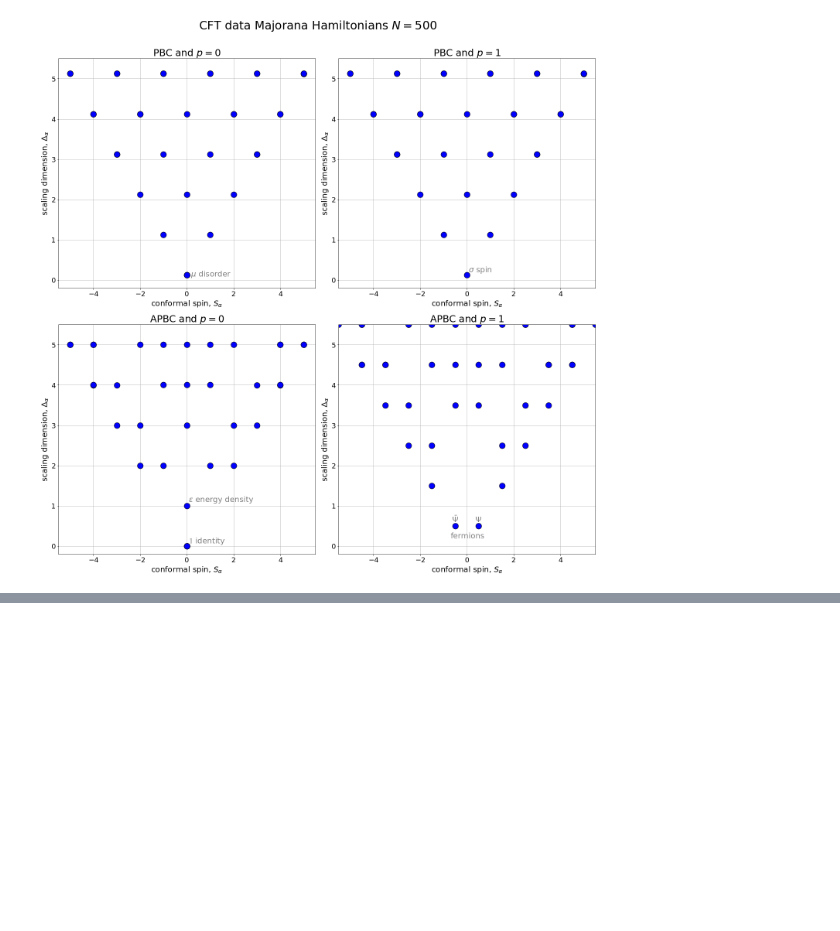
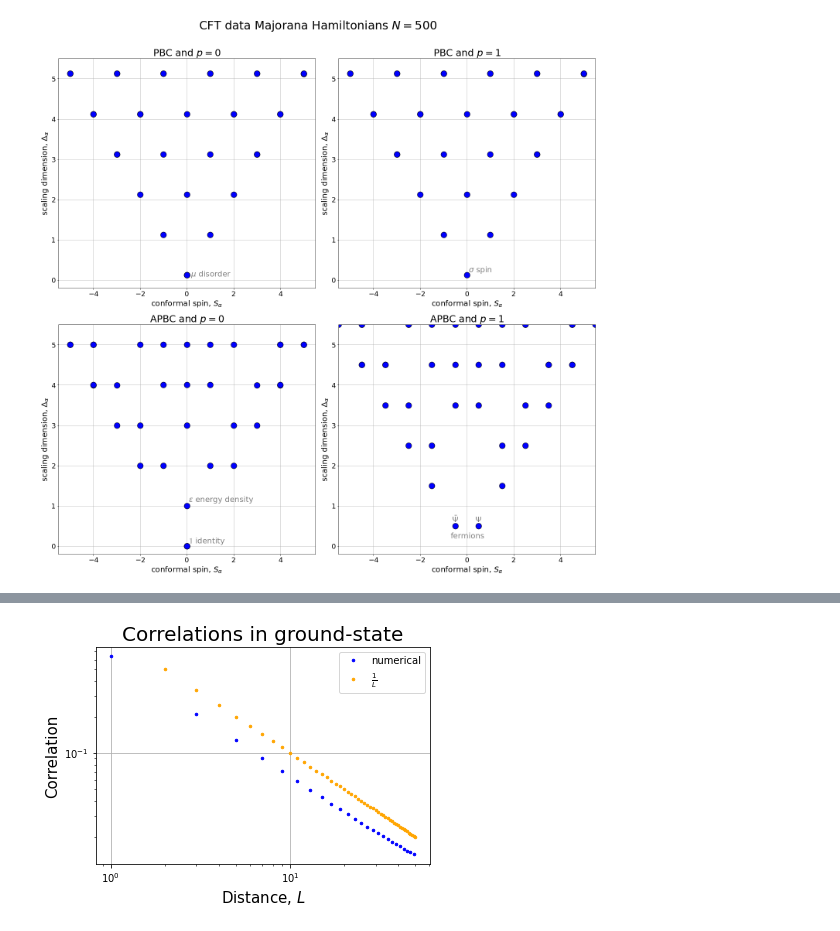
Before and after one commit to sofiagonga/many-body_entanglement_TN, a Jupyter notebook: TN_tutorial6.ipynb, the cells around one changed output, grey strips where cells are left out. Cells and saved outputs as stored; diff of their text form; code cells hidden in the pictures; blank space fills up the shorter version.

```diff
--- a/TN_tutorial6.ipynb
+++ b/TN_tutorial6.ipynb
@@ -279,0 +298,13 @@ for i in range(len(p_apbc)):
+# %%
+N = 100
+h = 1 # critical
+
+#APERIODIC BC
+C_apbc = build_matrix_C(N, h, bc = -1)
+T_apbc = build_T_operator(N, bc = -1)
+
+G = obtain_Gamma(C_apbc, T_apbc)
+
+print("Is Gamma successfully real?", np.allclose(G, np.real(G)))
+G = np.real(G) #cleaning neglible imaginary part
+print("Is Gamma successfully antisymmetric?", np.allclose(G, (G-G.conj().T)/2))
@@ -279,0 +316,5 @@ for i in range(len(p_apbc)):
+# %%
+L_max = N//2
+L_s = np.arange(1,L_max+1)
+
+G_A = G[0:2*L_max, 0:2*L_max]
@@ -279,0 +369,19 @@ for i in range(len(p_apbc)):
+# %%
+plt.title("Correlations in ground-state", fontsize = 20)
+plt.grid()
+plt.ylabel("Correlation", fontsize = 15)
+plt.xlabel(r"Distance, $L$", fontsize = 15)
+plt.yscale("log")
+plt.xscale("log")
+for n in range(L_max+1):
+    if np.abs(G[n,0]) > 1e-12:
+        if n==L_s[-2]:
+            plt.plot(n, np.abs(G[n,0]), '.', ms=5, color = 'blue', label = "numerical")
+        else:
+            plt.plot(n, np.abs(G[n,0]), '.', ms=5, color = 'blue')
+
+plt.plot(L_s[1::], 1/L_s[1::], '.', ms=5, color = 'orange', label = r"$\frac{1}{L}$")
+plt.legend()
+plt.show()
+# %% [output]
+[figure, added]
```
Also changed, not shown: parts of 14 cells of this notebook.
